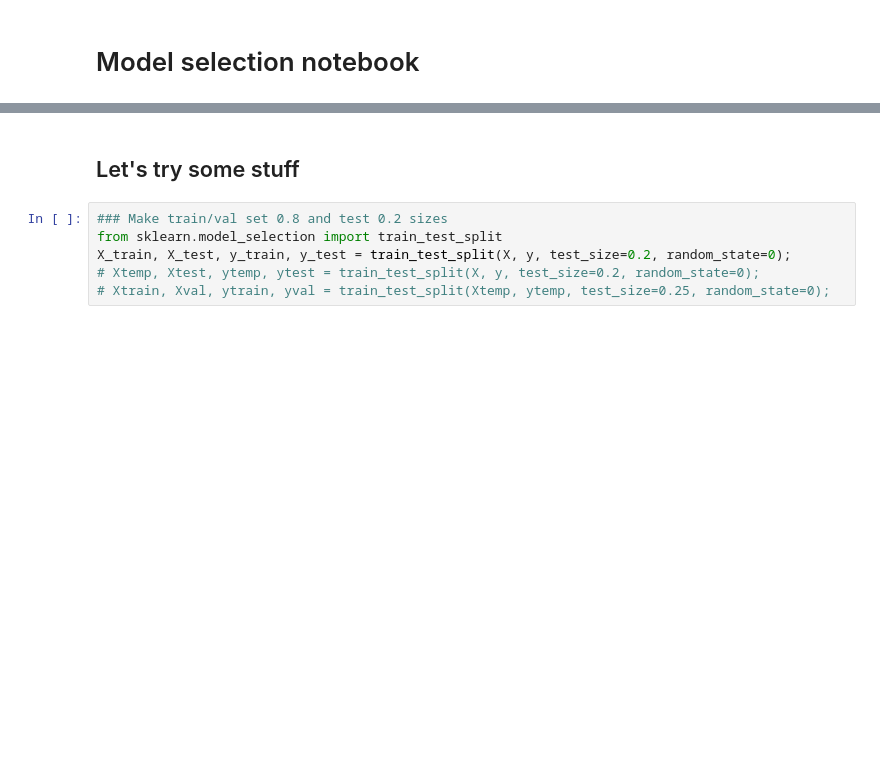
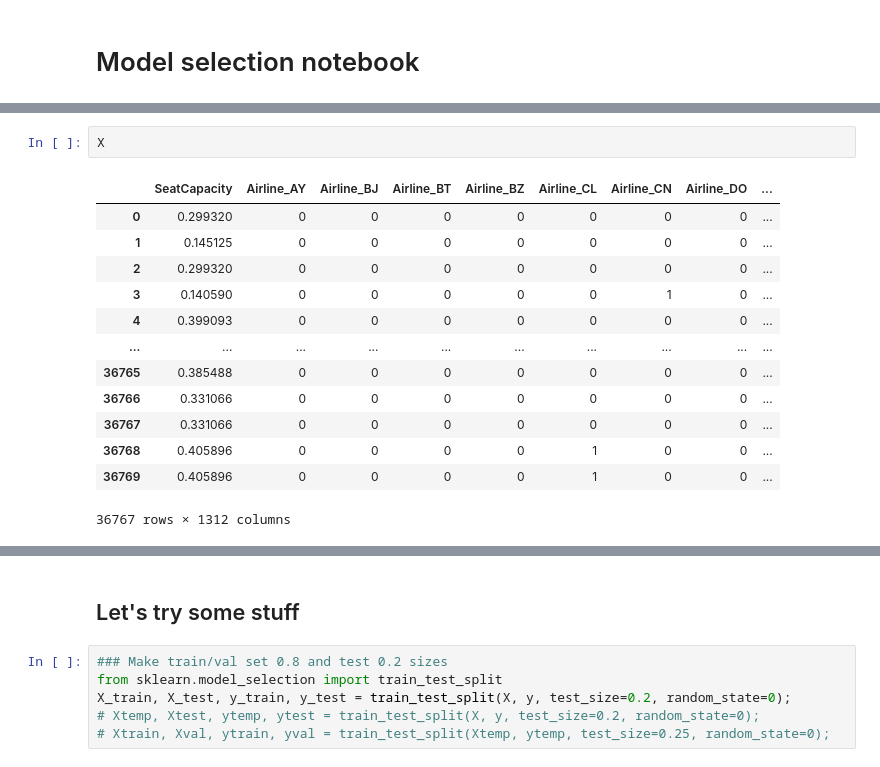
Before and after one commit to augustsemrau/02582case1, a Jupyter notebook: notebooks/model_research.ipynb, the cells around one changed output, grey strips where cells are left out. Saved outputs shown, nothing was run; the diff lists cells and outputs as text; blank space fills up the shorter version.

```diff
--- a/notebooks/model_research.ipynb
+++ b/notebooks/model_research.ipynb
@@ -55,0 +66,16 @@ X
+# %%
+X
+# %% [output]
+|  | SeatCapacity | Airline_AY | Airline_BJ | Airline_BT | Airline_BZ | Airline_CL | Airline_CN | Airline_DO | ... |
+| 0 | 0.299320 | 0 | 0 | 0 | 0 | 0 | 0 | 0 | ... |
+| 1 | 0.145125 | 0 | 0 | 0 | 0 | 0 | 0 | 0 | ... |
+| 2 | 0.299320 | 0 | 0 | 0 | 0 | 0 | 0 | 0 | ... |
+| 3 | 0.140590 | 0 | 0 | 0 | 0 | 0 | 1 | 0 | ... |
+| 4 | 0.399093 | 0 | 0 | 0 | 0 | 0 | 0 | 0 | ... |
+| ... | ... | ... | ... | ... | ... | ... | ... | ... | ... |
+| 36765 | 0.385488 | 0 | 0 | 0 | 0 | 0 | 0 | 0 | ... |
+| 36766 | 0.331066 | 0 | 0 | 0 | 0 | 0 | 0 | 0 | ... |
+| 36767 | 0.331066 | 0 | 0 | 0 | 0 | 0 | 0 | 0 | ... |
+| 36768 | 0.405896 | 0 | 0 | 0 | 0 | 1 | 0 | 0 | ... |
+| 36769 | 0.405896 | 0 | 0 | 0 | 0 | 1 | 0 | 0 | ... |
+36767 rows × 1312 columns
```
Also changed, not shown: parts of 3 cells of this notebook, 1 other file.
